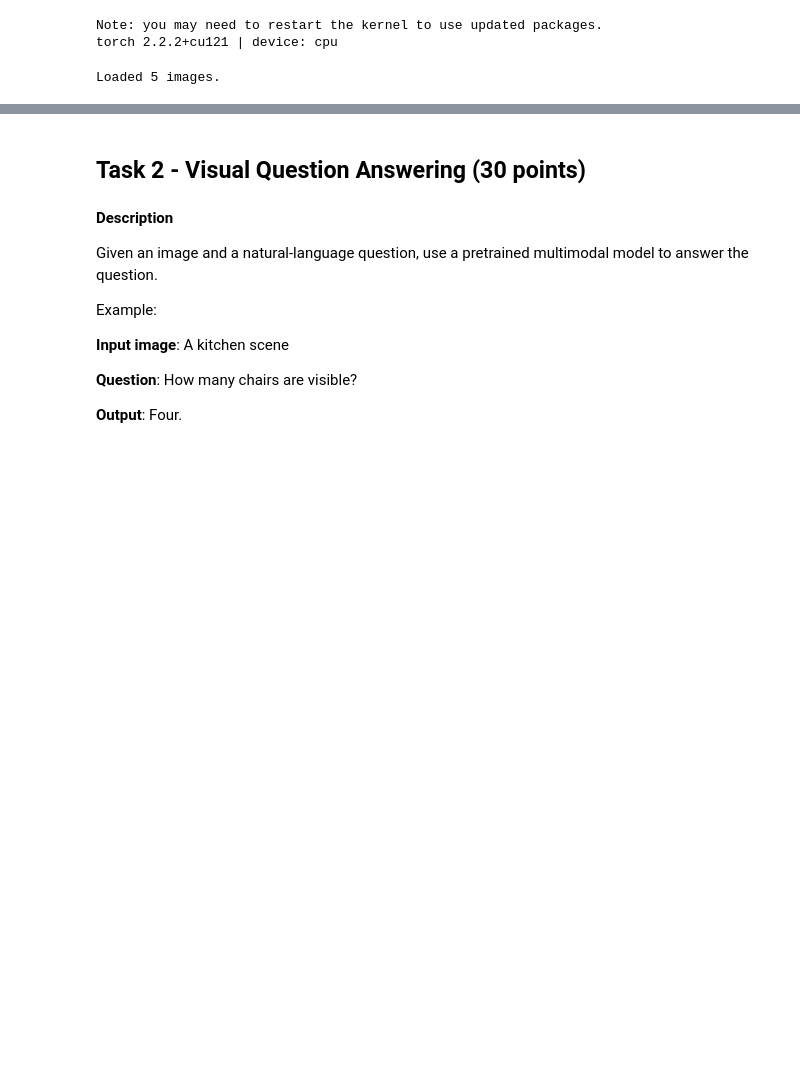
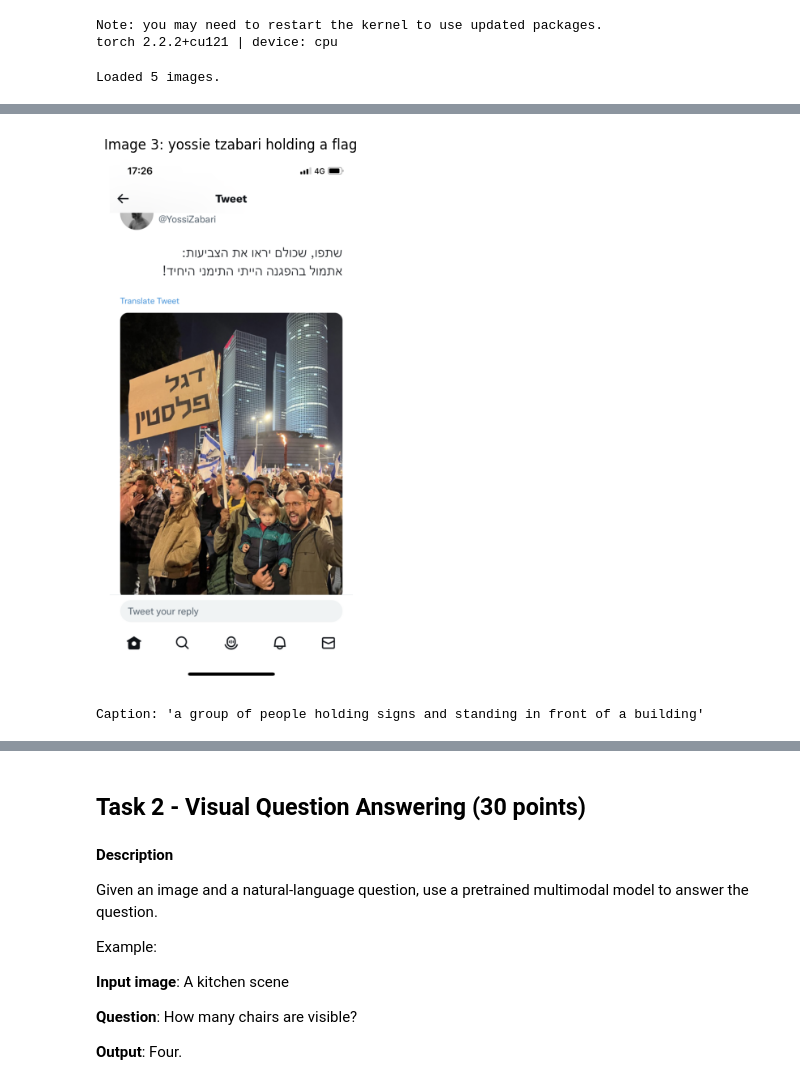
Before and after one commit to yaronwinter/Nebius, a Jupyter notebook: weeks/week8/llm/llm_multi_model_hw4.ipynb, the cells around one changed output, grey strips where cells are left out. Saved outputs shown, nothing was run; the diff lists cells and outputs as text; code cells hidden in the pictures; blank space fills up the shorter version.

```diff
--- a/weeks/week8/llm/llm_multi_model_hw4.ipynb
+++ b/weeks/week8/llm/llm_multi_model_hw4.ipynb
@@ -184,0 +177,5 @@ Image 5
+# %%
+caption_and_show(images_spec[2], index=3, rotate=0)
+# %% [output]
+[figure, added]
+Caption: 'a group of people holding signs and standing in front of a building'
```
Also changed, not shown: parts of 7 cells of this notebook.
